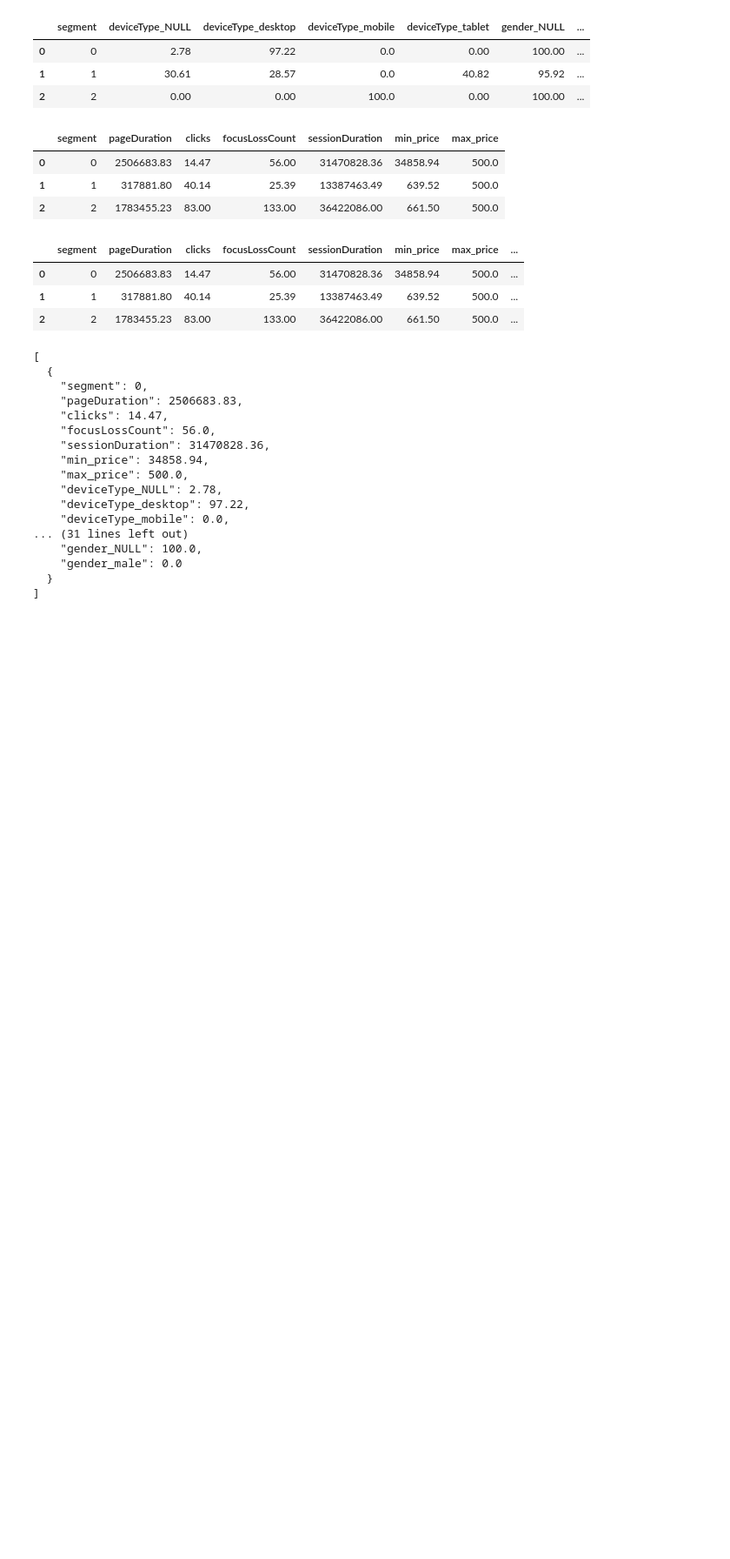
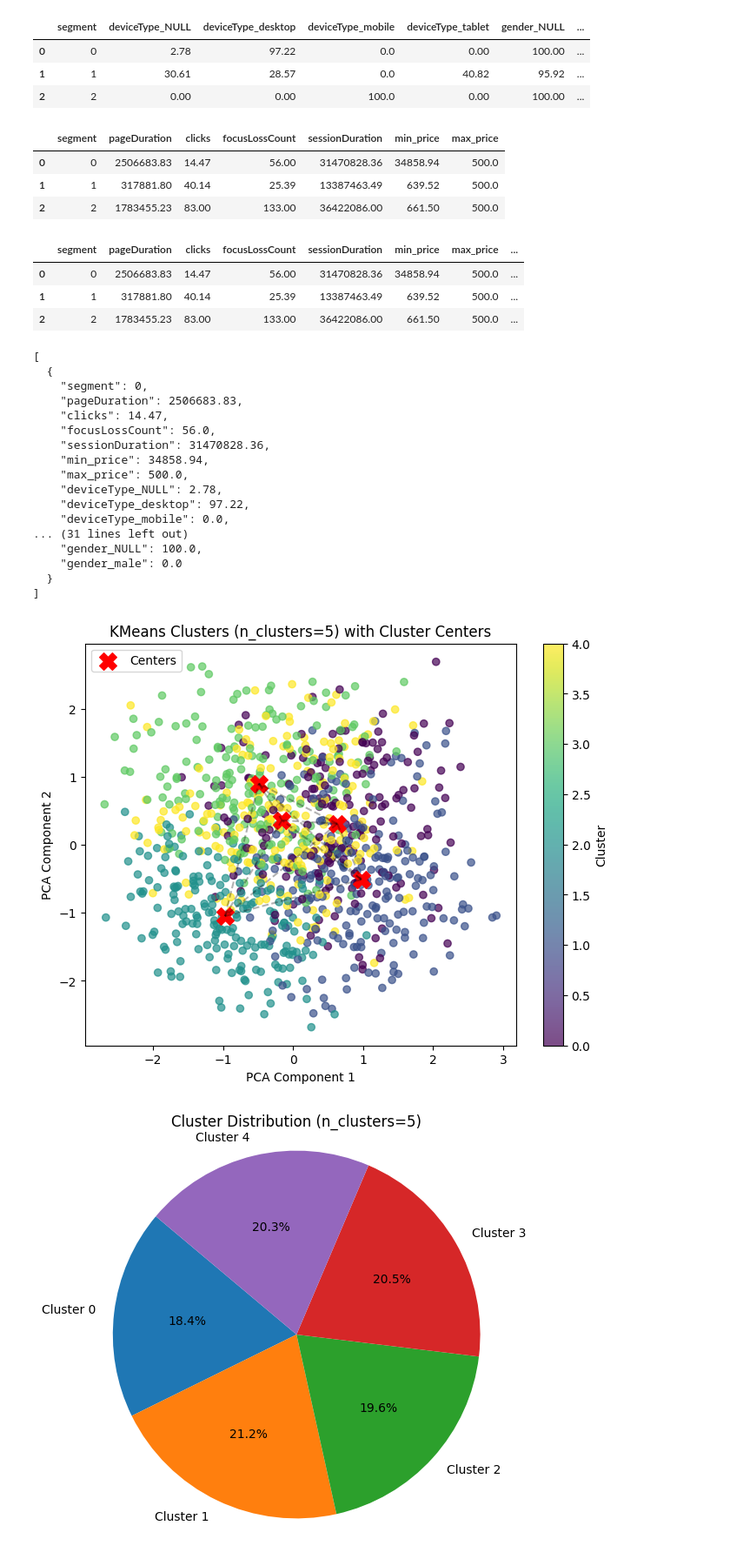
Before and after one commit to HyoAkira/sessionflow, a Jupyter notebook: pythonserver/ml-training/kmeans/test.ipynb, the cells around one changed output. Shown at 87% size. Saved outputs shown, nothing was run; the diff lists cells and outputs as text; code cells hidden in the pictures; blank space fills up the shorter version.

```diff
--- a/pythonserver/ml-training/kmeans/test.ipynb
+++ b/pythonserver/ml-training/kmeans/test.ipynb
@@ -127,3 +127,81 @@ print(json.dumps(segment_json, indent=2))
     "gender_male": 0.0
   }
 ]
+# %%
+from sklearn.decomposition import PCA
+import matplotlib.pyplot as plt
+import pandas as pd
+from sklearn.pipeline import Pipeline
+from sklearn.compose import ColumnTransformer
+from sklearn.preprocessing import StandardScaler, OneHotEncoder
+from sklearn.cluster import KMeans
+import joblib
+df = pd.read_csv("../mocktest.csv",encoding="utf-8")
+df['max_price'] = df['max_price'].fillna(df['max_price'].median())
+df['min_price'] = df['min_price'].fillna(df['min_price'].median())
+df['gender'] = df['gender'].fillna("NULL")
+df['message'] = df['message'].fillna("NULL")
+df['comment'] = df['comment'].fillna("NULL")
+df['deviceType'] = df['deviceType'].fillna("NULL")
+df['categories'] = df['categories'].fillna("NULL")
+df['contents'] = df['contents'].fillna("NULL")
+
+
+
+numerical_features = df.select_dtypes(include=['float64', 'int64']).columns
+
+categorical_features = df.select_dtypes(include=['object']).columns
+
+ss = StandardScaler()
+ohe = OneHotEncoder(handle_unknown='ignore')
+preprocessor = ColumnTransformer(
+    transformers=[
+        ('num', ss, numerical_features),
+        ('cat', ohe, categorical_features)
+    ]
+)
+
+for n_clusters in [2,3,5]:
+    kmeans = KMeans(n_clusters=n_clusters, random_state=42)
+    pipeline = Pipeline(steps=[('preprocessor', preprocessor), ('kmeans', kmeans)])
+    pipeline.fit(df)
+    df[f'cluster_{n_clusters}'] = pipeline.predict(df)
+    joblib.dump(pipeline, f'kmeans_{n_clusters}segment.pkl')
+
+# Preprocessing sonrası veriyi al
+X_transformed = pipeline.named_steps['preprocessor'].transform(df)
+
+# PCA uygula (örneğin 2 bileşen)
+pca = PCA(n_components=2)
+X_pca = pca.fit_transform(X_transformed)
+
+# KMeans merkezlerini PCA uzayına dönüştür
+centers = pipeline.named_steps['kmeans'].cluster_centers_
+centers_pca = pca.transform(centers)
+
+# Görselleştir
+plt.figure(figsize=(8, 6))
+scatter = plt.scatter(X_pca[:, 0], X_pca[:, 1], c=df['cluster_5'], cmap='viridis', alpha=0.7)
+plt.scatter(centers_pca[:, 0], centers_pca[:, 1], c='red', marker='X', s=200, label='Centers')
+
+for i in range(len(centers_pca)):
+    for j in range(i + 1, len(centers_pca)):
+        plt.plot([centers_pca[i, 0], centers_pca[j, 0]], [centers_pca[i, 1], centers_pca[j, 1]], 'k--', alpha=0.3)
+
+plt.xlabel('PCA Component 1')
+plt.ylabel('PCA Component 2')
+plt.title('KMeans Clusters (n_clusters=5) with Cluster Centers')
+plt.colorbar(scatter, label='Cluster')
+plt.legend()
+plt.show()
+
+# Pie chart for cluster distribution
+cluster_counts = df['cluster_5'].value_counts().sort_index()
+plt.figure(figsize=(6, 6))
+plt.pie(cluster_counts, labels=[f'Cluster {i}' for i in cluster_counts.index], autopct='%1.1f%%', startangle=140)
+plt.title('Cluster Distribution (n_clusters=5)')
+plt.axis('equal')
+plt.show()
+# %% [output]
+[figure, added]
+[figure, added]
```
Also changed, not shown: parts of 1 cell of this notebook, 16 other files.
